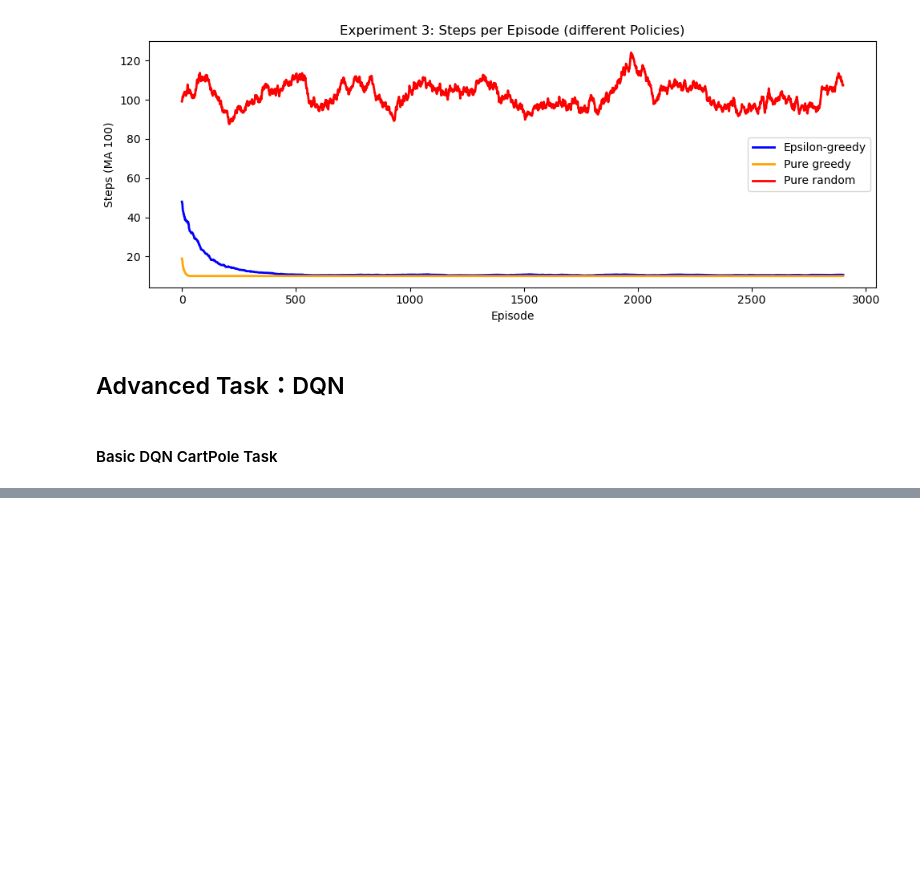
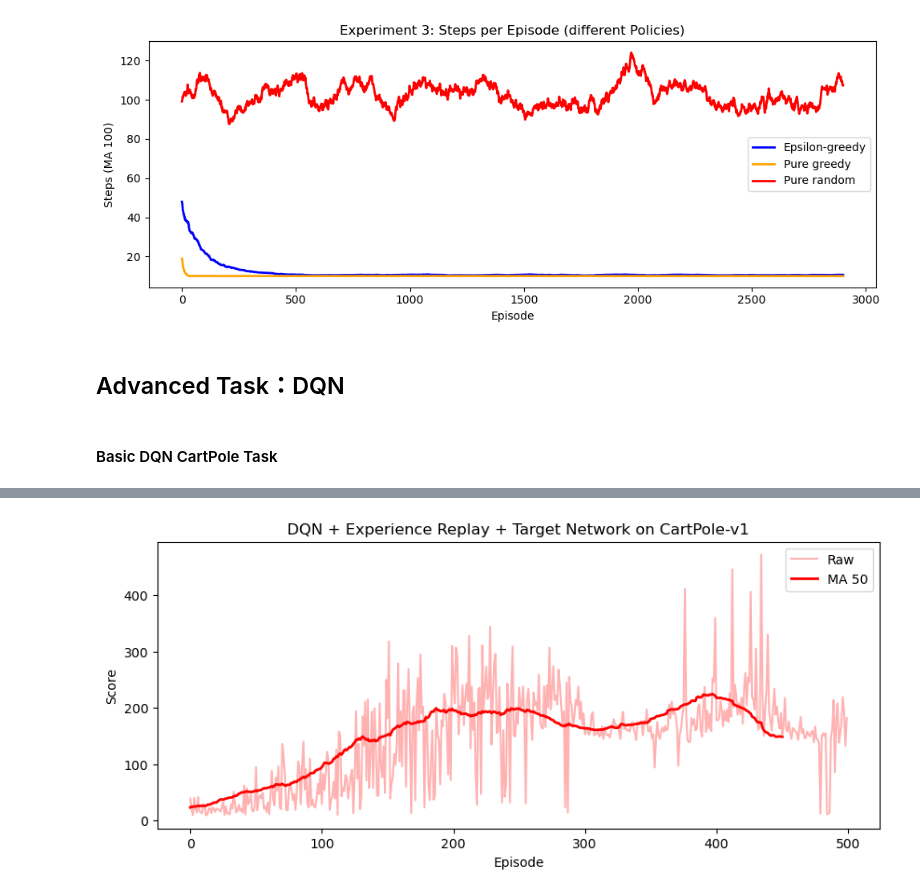
Before and after one commit to BoFu001/Deep-reinforcement-learning, a Jupyter notebook: INM707-FU.ipynb, the cells around one changed output, grey strips where cells are left out. Saved outputs shown, nothing was run; the diff lists cells and outputs as text; code cells hidden in the pictures; blank space fills up the shorter version.

```diff
--- a/INM707-FU.ipynb
+++ b/INM707-FU.ipynb
@@ -1074,0 +1064,96 @@ subprocess.run(['git', 'push'])
+# %%
+# reset epsilon for new experiment
+epsilon = 1.0
+
+# initialise policy network and target network
+policy_net = DQN(n_states, n_actions)
+target_net = DQN(n_states, n_actions)
+
+# target network starts with same weights as policy network
+target_net.load_state_dict(policy_net.state_dict())
+
+# target network is not trained directly
+target_net.eval()
+
+# optimizer and loss function
+optimizer = optim.Adam(policy_net.parameters(), lr=alpha)
+criterion = nn.MSELoss()
+
+# replay memory
+memory = deque(maxlen=10000)
+batch_size = 64
+
+# target network update frequency
+target_update = 10  # copy policy net to target net every 10 episodes
+
+# training Loop
+scores = []
+
+for episode in range(episodes):
+    state, _ = env.reset()
+    total_reward = 0
+    done = False
+
+    while not done:
+        # select action
+        action = select_action(state, epsilon)
+
+        # execute action
+        next_state, reward, terminated, truncated, _ = env.step(action)
+        done = terminated or truncated
+        total_reward += reward
+
+        # store experience in memory
+        memory.append((state, action, reward, next_state, done))
+
+        # only train if memory has enough experiences
+        if len(memory) >= batch_size:
+
+            # sample a random batch from memory
+            batch = random.sample(memory, batch_size)
+            states, actions, rewards, next_states, dones = zip(*batch)
+
+            # convert to tensors
+            states_tensor      = torch.FloatTensor(states)
+            actions_tensor     = torch.LongTensor(actions)
+            rewards_tensor     = torch.FloatTensor(rewards)
+            next_states_tensor = torch.FloatTensor(next_states)
+            dones_tensor       = torch.BoolTensor(dones)
+
+            # compute Q predicted
+            q_predicted = policy_net(states_tensor).gather(1, actions_tensor.unsqueeze(1)).squeeze(1)
+
+            # compute Q target using target network
+            with torch.no_grad():
+                max_next_q = target_net(next_states_tensor).max(1)[0]
+                q_target = rewards_tensor + gamma * max_next_q * (~dones_tensor)
+
+            # compute loss and update network
+            loss = criterion(q_predicted, q_target)
+            optimizer.zero_grad()
+            loss.backward()
+            optimizer.step()
+
+        state = next_state
+
+    # decay epsilon after each episode
+    epsilon = max(min_epsilon, epsilon * epsilon_decay)
+    scores.append(total_reward)
+
+    # update target network every target_update episodes
+    if (episode + 1) % target_update == 0:
+        target_net.load_state_dict(policy_net.state_dict())
+
+    if (episode + 1) % 50 == 0:
+        print(f"Episode {episode+1} | Avg Score: {np.mean(scores[-50:]):.1f} | Epsilon: {epsilon:.3f}")
+
+# Plot
+plt.figure(figsize=(10, 4))
+plt.plot(scores, alpha=0.3, color='red', label='Raw')
+plt.plot(moving_average(scores, 50), color='red', linewidth=2, label='MA 50')
+plt.title('DQN + Experience Replay + Target Network on CartPole-v1')
+plt.xlabel('Episode')
+plt.ylabel('Score')
+plt.legend()
+plt.show()
+# %% [output]
@@ -1074,0 +1170 @@ subprocess.run(['git', 'push'])
+[figure, added]
```
Also changed, not shown: parts of 12 cells of this notebook, 2 other files.
